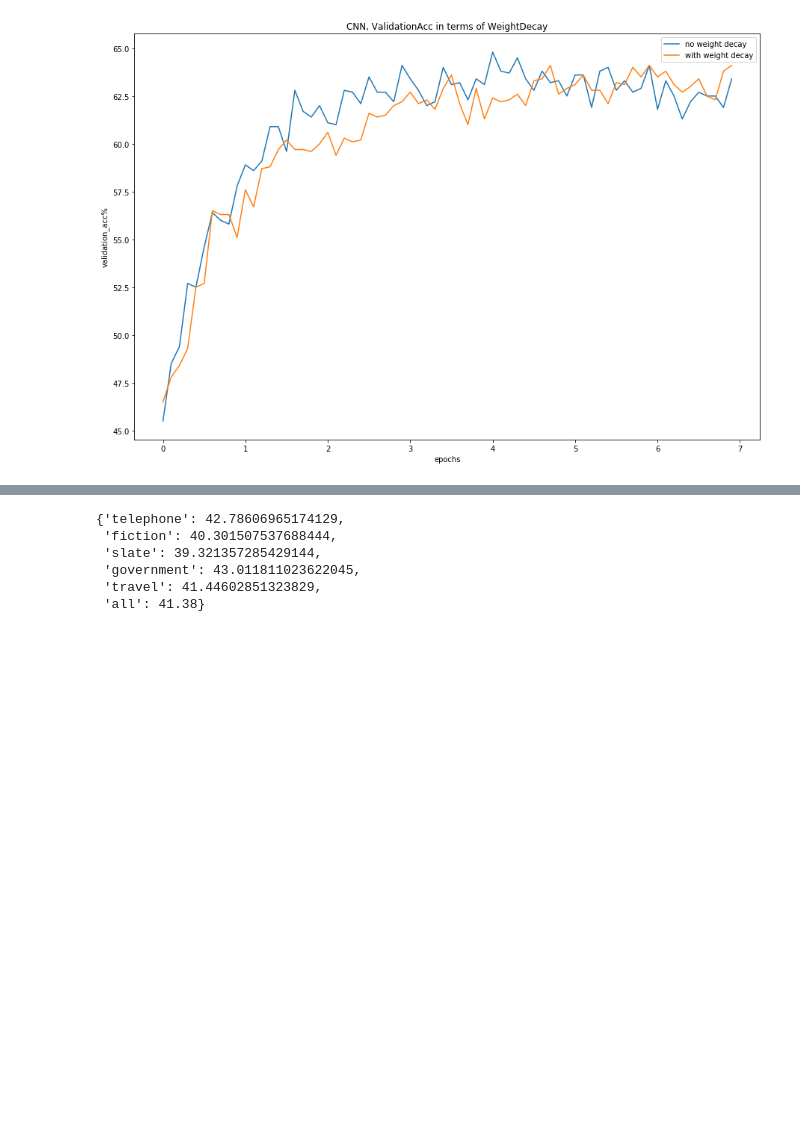
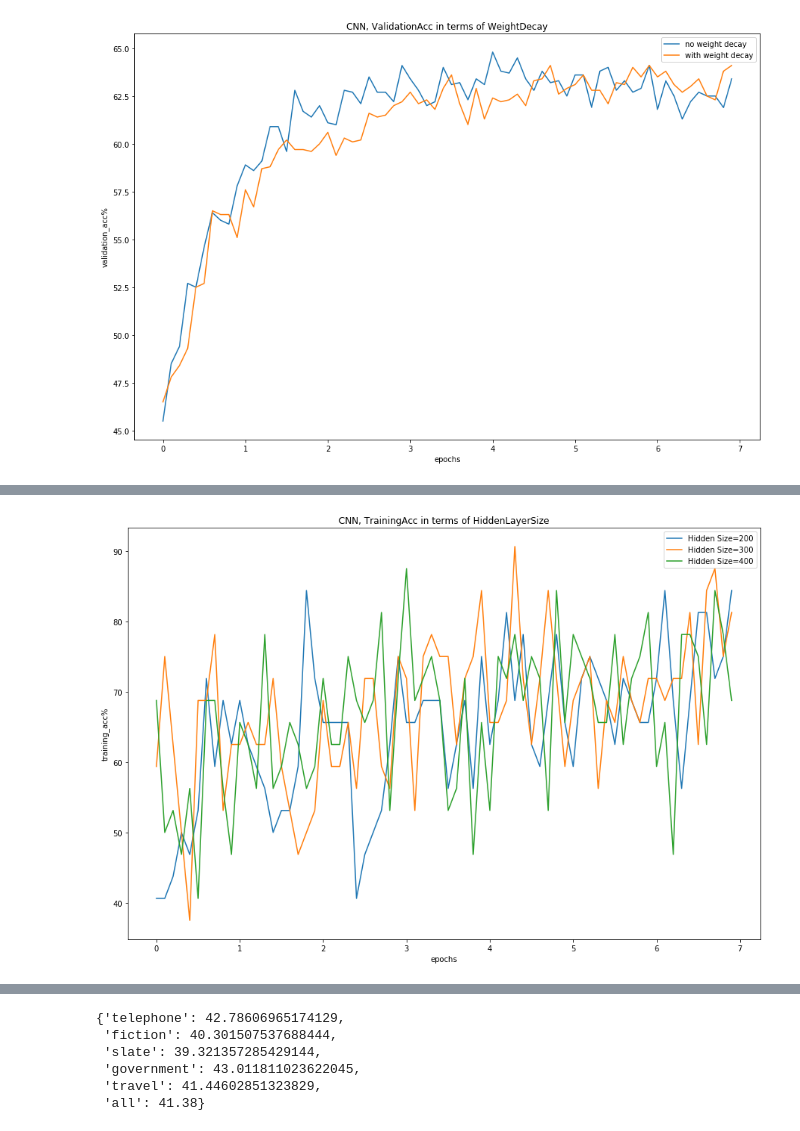
Before and after one commit to firstkeaster/DS_GA_1011_NLP, a Jupyter notebook: HW2/NLP_HW2_P2.ipynb, the cells around one changed output, grey strips where cells are left out. Saved outputs shown, nothing was run; the diff lists cells and outputs as text; code cells hidden in the pictures; blank space fills up the shorter version.

```diff
--- a/HW2/NLP_HW2_P2.ipynb
+++ b/HW2/NLP_HW2_P2.ipynb
@@ -932,0 +1209,22 @@ plt.show()
+# %%
+xpts = np.arange(0 , 10, 1/10).reshape(-1,1)
+maxY = 70
+fig,ax=plt.subplots(figsize=(15,10))
+lines=locals()
+#lines['Ori data'],=ax.plot(x_train,y_train,'o')
+#l2reg = 0.0001
+i = 0
+for data, param in allCnnRes['trainLoss']['sizeHidLayer']:
+        y = data
+        label = "Hidden Size="+str(param)
+        lines[label],=ax.plot(xpts[:maxY], y[:maxY], label=label)
+        i += 1
+
+ax.legend(loc = 'best')
+plt.title('CNN, TrainingAcc in terms of HiddenLayerSize')
+plt.xlabel('epochs')
+plt.ylabel('training_acc%')
+#plt.ylim(0,2)
+plt.show()
+# %% [output]
+[figure, added]
```
Also changed, not shown: parts of 17 cells of this notebook.
